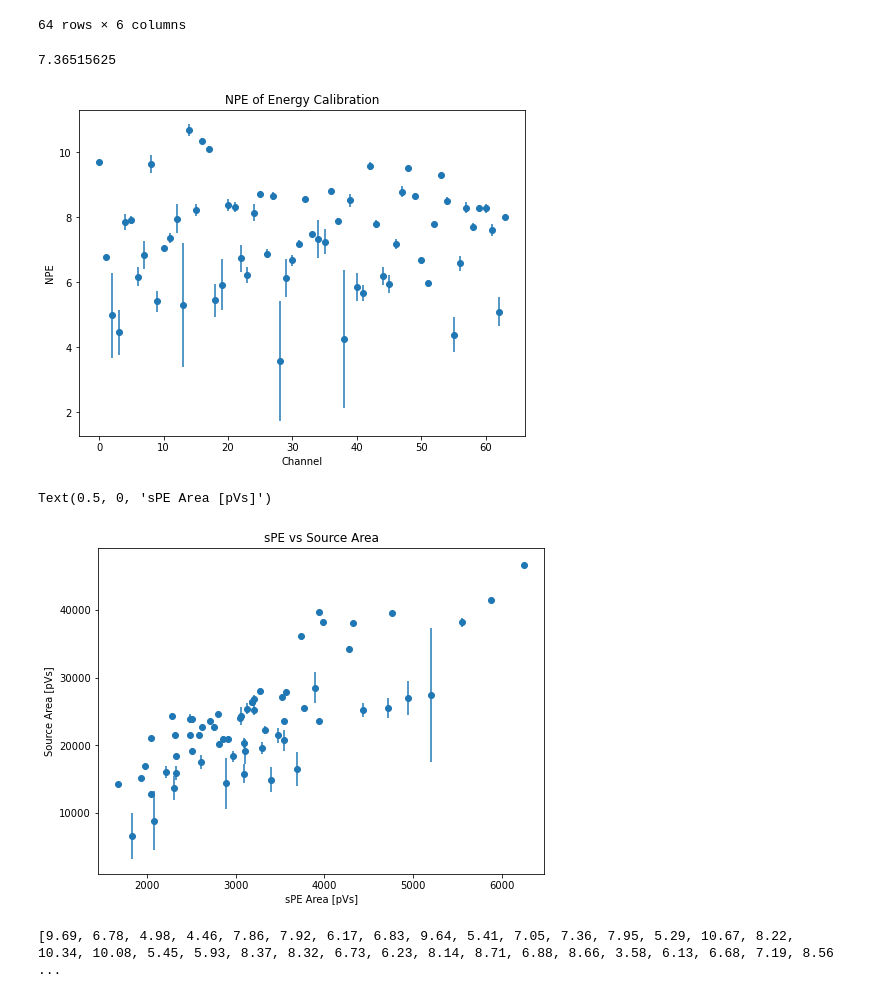
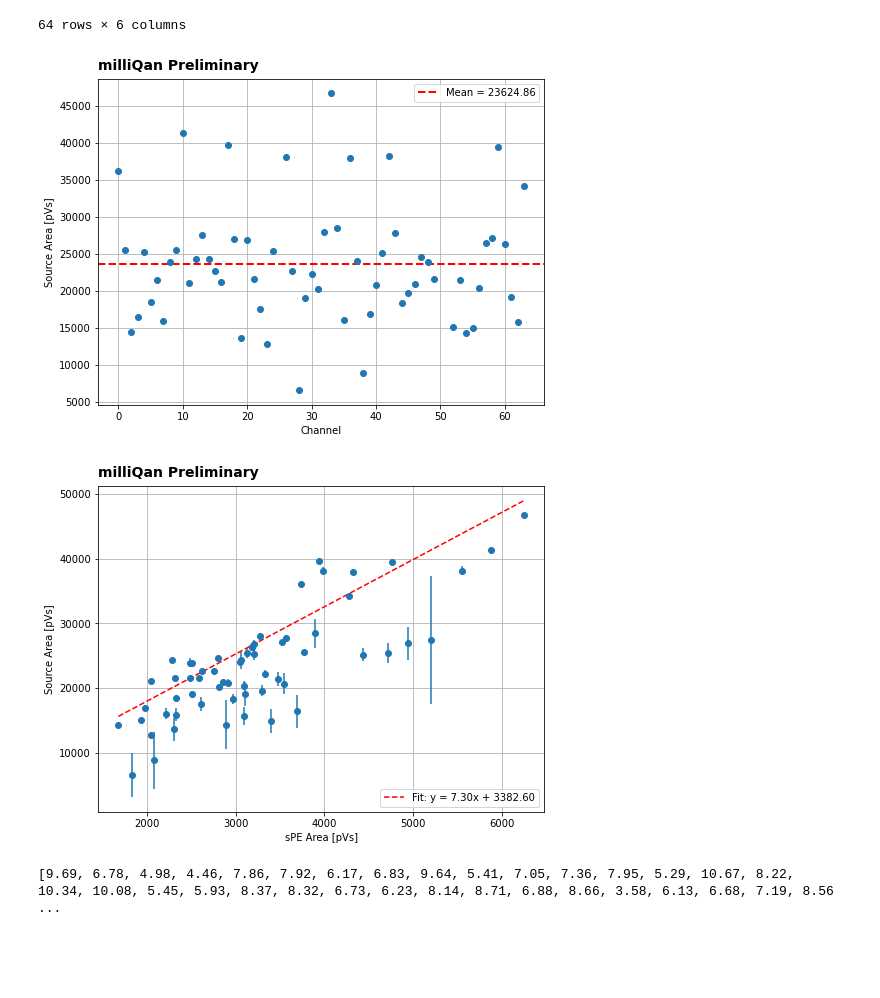
Before and after one commit to milliQan-sw/milliqanOffline, a Jupyter notebook: Run3Detector/analysis/pmt-calibration/energyCalibration.ipynb, the cells around one changed output. Cells and saved outputs as stored; diff of their text form; code cells hidden in the pictures; blank space fills up the shorter version.

```diff
--- a/Run3Detector/analysis/pmt-calibration/energyCalibration.ipynb
+++ b/Run3Detector/analysis/pmt-calibration/energyCalibration.ipynb
@@ -262,25 +301,57 @@ df
 | 63 | 34218.82 | 388.88 | 15353.31 | 443.13 | 4281.55 | 7.99 |
 64 rows × 6 columns
 # %%
-plt.figure(figsize=(8, 6))
-plt.errorbar(df.index, df['energyNPE'], yerr=df['meanErr']/df['sPE'], fmt='o')
-plt.title("NPE of Energy Calibration")
-plt.ylabel("NPE")
-plt.xlabel("Channel")
+#df_cleaned = df.drop([25, 50, 51])
 
-df['energyNPE'].mean()
+fig, ax = plt.subplots(figsize=(8,6))
+
+ax.errorbar(df_cleaned.index, df_cleaned['mean'], yerr=df_cleaned['meanErr']/df_cleaned['sPE'], fmt='o')
+#fig.title("NPE of Energy Calibration")
+ax.set_ylabel("Source Area [pVs]")
+ax.set_xlabel("Channel")
+ax.grid(True)
+
+bbox = ax.get_position()
+x_left = bbox.x0  # Left edge of the axes
+y_top = bbox.y1   # Top edge of the axes
+
+# Add a left-aligned title just above the top margin
+fig.text(x_left, y_top + 0.02, "milliQan Preliminary", fontsize=14, fontweight='bold', ha='left')
+
+mean_value = df_cleaned['mean'].mean()
+plt.axhline(mean_value, color='r', linestyle='dashed', linewidth=2, label=f'Mean = {mean_value:.2f}')
+
+
+plt.legend()
+plt.savefig('sourceArea.png', dpi=300, bbox_inches='tight')
 # %% [output]
-7.36515625
-[figure, old version]
+[figure, new version]
 # %%
-plt.figure(figsize=(8, 6))
-plt.errorbar(df['sPE'], df['mean'], yerr=df['meanErr'], fmt='o')
-plt.title("sPE vs Source Area")
-plt.ylabel("Source Area [pVs]")
-plt.xlabel("sPE Area [pVs]")
+fig, ax = plt.subplots(figsize=(8,6))
+
+ax.errorbar(df_cleaned['sPE'], df_cleaned['mean'], yerr=df_cleaned['meanErr'], fmt='o')
+#plt.title("sPE vs Source Area")
+ax.set_ylabel("Source Area [pVs]")
+ax.set_xlabel("sPE Area [pVs]")
+ax.grid(True)
+
+bbox = ax.get_position()
+x_left = bbox.x0  # Left edge of the axes
+y_top = bbox.y1   # Top edge of the axes
+
+coeffs = np.polyfit(df_cleaned['sPE'], df_cleaned['mean'], deg=1, w=1/df_cleaned['meanErr'])  # Linear fit (degree=1)
+fit_fn = np.poly1d(coeffs)
+
+x_fit = np.linspace(min(df_cleaned['sPE']), max(df_cleaned['sPE']), 100)  # Smooth x range
+plt.plot(x_fit, fit_fn(x_fit), '--r', label=f"Fit: y = {coeffs[0]:.2f}x + {coeffs[1]:.2f}")
+
+# Add a left-aligned title just above the top margin
+fig.text(x_left, y_top + 0.02, "milliQan Preliminary", fontsize=14, fontweight='bold', ha='left')
+
+plt.legend(loc='lower right')
+plt.savefig('sourceVsSPEArea.png', dpi=300, bbox_inches='tight')
 # %% [output]
-Text(0.5, 0, 'sPE Area [pVs]')
-[figure, old version]
+[figure, new version]
 # %%
 print(df['energyNPE'].to_list())
 # %% [output]
```
Also changed, not shown: parts of 12 cells of this notebook, 7 other files.
